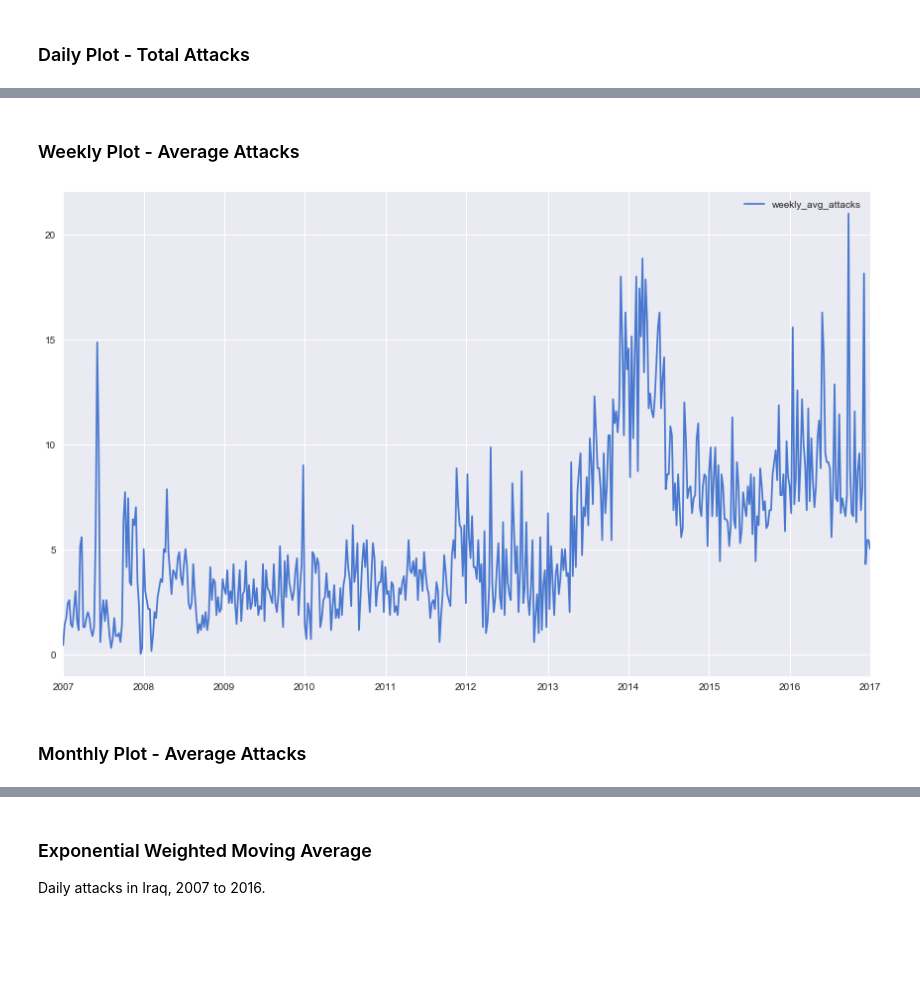
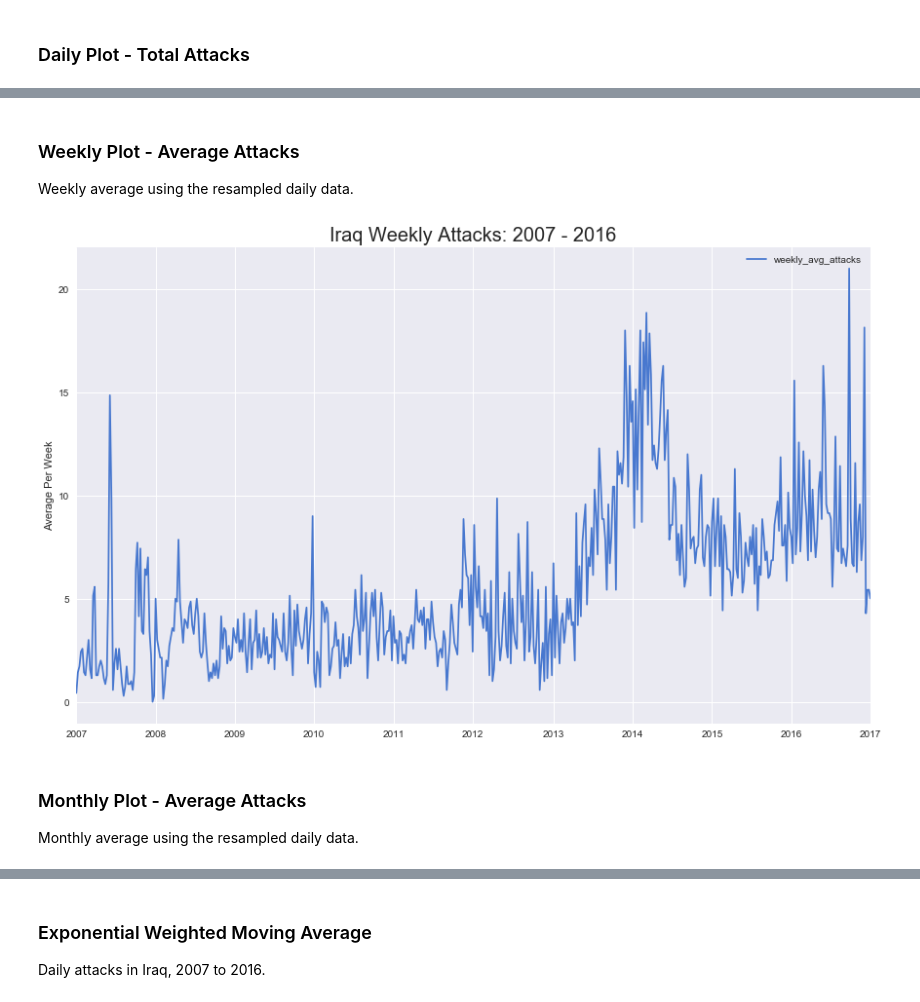
Before and after one commit to tcskowronek/predicting-terrorist-attacks, a Jupyter notebook: src/05-Time-Series-Prediction.ipynb, the cells around one changed output, grey strips where cells are left out. Drawn from its saved outputs; the diff is of its cells as text; code cells hidden in the pictures; blank space fills up the shorter version.

```diff
--- a/src/05-Time-Series-Prediction.ipynb
+++ b/src/05-Time-Series-Prediction.ipynb
@@ -244,15 +246,19 @@ plt.show();
 # %% [markdown]
 ### Weekly Plot - Average Attacks
+Weekly average using the resampled daily data.
 # %%
 weekly_summary = pd.DataFrame()
 weekly_summary['weekly_avg_attacks'] = iraq_ts.daily_attacks.resample('W').mean()
 
 weekly_summary.plot()
+plt.title('Iraq Weekly Attacks: 2007 - 2016', fontsize=20);
+plt.ylabel('Average Per Week')
 plt.show();
 # %% [output]
-[figure, old version]
+[figure, new version]
 # %% [markdown]
 ### Monthly Plot - Average Attacks
+Monthly average using the resampled daily data.
 # %%
 monthly_summary = pd.DataFrame()
 monthly_summary['monthly_avg_attacks'] = iraq_ts.daily_attacks.resample('M').mean()
```
Also changed, not shown: parts of 22 cells of this notebook.
